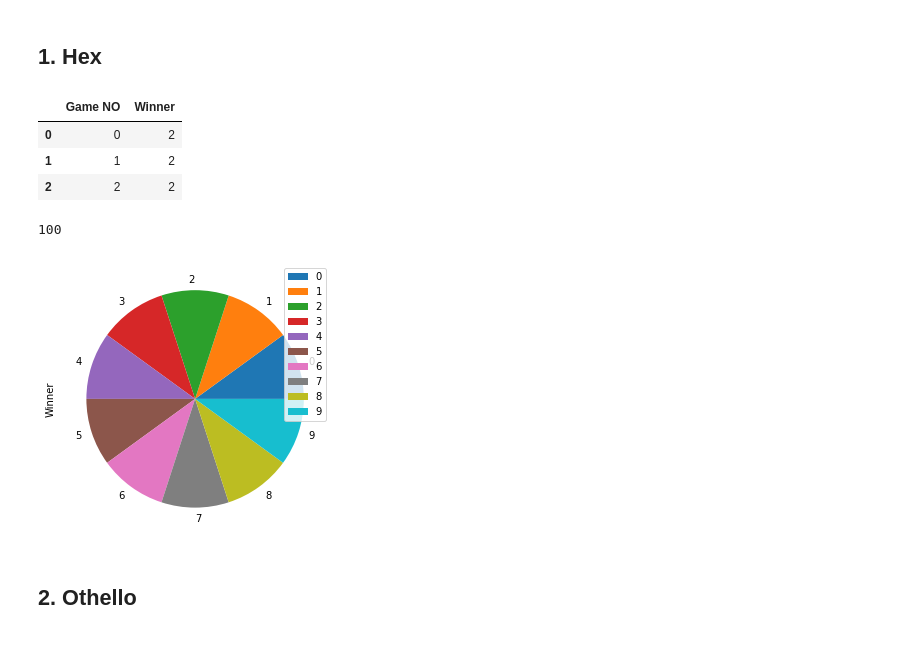
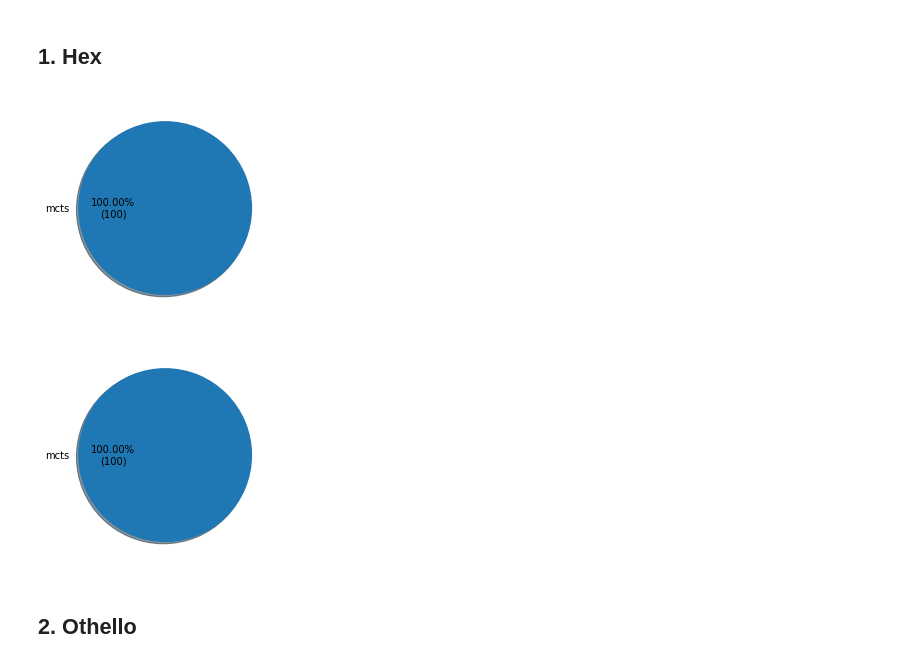
Before and after one commit to Walczi123/Enriching-the-Monte-Carlo-Tree-Search-Algorithm, a Jupyter notebook: data_processing/statistics.ipynb, the cells around one changed output. Saved outputs shown, nothing was run; the diff lists cells and outputs as text; code cells hidden in the pictures.

```diff
--- a/data_processing/statistics.ipynb
+++ b/data_processing/statistics.ipynb
@@ -7,2 +11,15 @@ SEPARATHOR = '\t'
+# %%
+def draw_graphs(dir_path):
+    for file in glob(dir_path):
+        df = pd.read_csv(file, sep=SEPARATHOR)
+        values = df['Winner']
+        v_counts = values.value_counts()
+        filename = os.path.basename(file)
+        agl_names = filename.split('_')[2:4]
+        v_counts.index =[agl_names[x-1] for x in v_counts.index]
+        total = len(values)
+
+        fig = plt.figure()
+        plt.pie(v_counts, labels=v_counts.index, autopct=lambda x : '{:.2f}%\n({:.0f})'.format(x, total*x/100), shadow=True)
 # %% [markdown]
 ## 1. Hex
@@ -11,17 +26,7 @@ df = pd.read_csv('./../tests/results/hex/test_hex_mcts_mcts_2202107007_01_2022-2
-# %%
-df.head(3)
-# %% [output]
-|  | Game NO | Winner |
-| 0 | 0 | 2 |
-| 1 | 1 | 2 |
-| 2 | 2 | 2 |
-# %%
-len(df[df['Winner'] == 2]) / len(df)
-# %% [output]
-100
-# %%
-plot = df2.plot.pie(y='Winner', figsize=(5, 5))
-# %% [output]
-[figure, removed]
+# %%
+draw_graphs('./../tests/results/hex/*')
+# %% [output]
+[figure, added]
+[figure, added]
 # %% [markdown]
 ## 2. Othello
```
Also changed, not shown: parts of 6 cells of this notebook, 3 other files.
